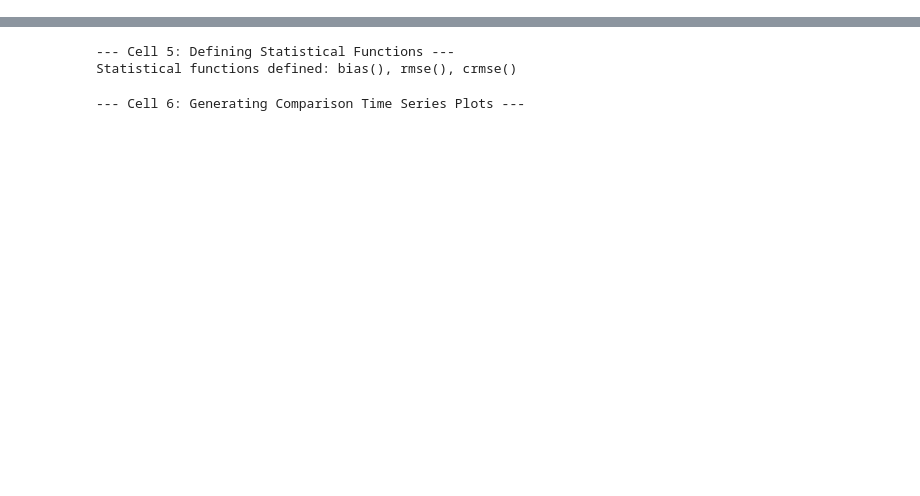
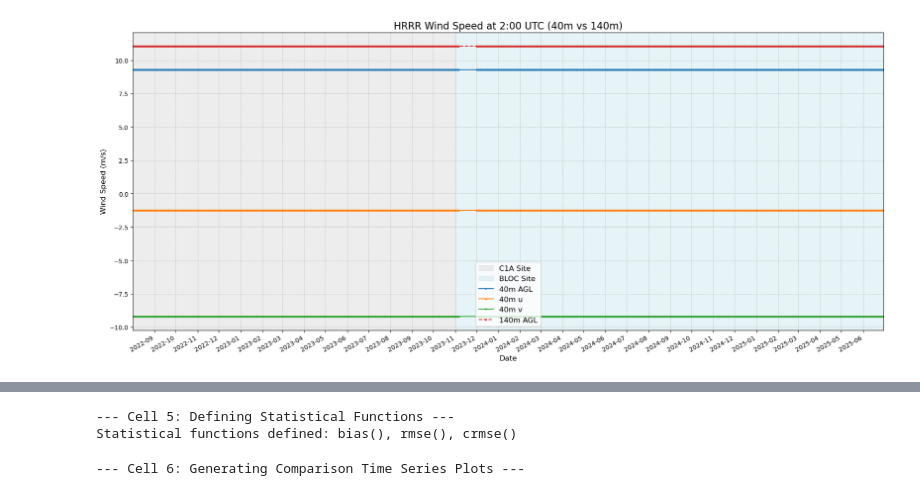
Before and after one commit to mirabelluo/AWAKEN-A1-A2_LiDAR, a Jupyter notebook: model_vs_observed.ipynb, the cells around one changed output, grey strips where cells are left out. Drawn from its saved outputs; the diff is of its cells as text; code cells hidden in the pictures; blank space fills up the shorter version.

```diff
--- a/model_vs_observed.ipynb
+++ b/model_vs_observed.ipynb
@@ -18,0 +100,16 @@ Coordinates:
+# %%
+# --- Define Analysis Point and Filter Data ---
+print("--- Cell 3: Filtering Data ---")
+
+
+# Filter the dataset to only include hours where the time is 10:00 UTC
+# The `drop=True` removes all timestamps that don't match
+ds_10utc = ds.where(ds.time.dt.hour == 2, drop=True)
+time = '2:00'
+
+# Select the data for the nearest grid point to your target lat/lon and height
+# This creates a time-series for a single point.
+
+
+print("\n--- Filtered Data Preview ---")
+print(ds_10utc)
@@ -18,0 +130,63 @@ Coordinates:
+# %%
+# --- Cell 4 (Modified): Calculate, Plot, and Add Shaded Regions ---
+print("--- Cell 4: Calculating and Plotting with Site Shading ---")
+
+# First, we calculate wind speed on the data that still contains both height levels.
+# This results in a 2D DataArray: (time, height_m)
+u_component = ds_10utc['u']
+v_component = ds_10utc['v']
+wind_speed_2d = np.sqrt(u_component**2 + v_component**2)
+
+# --- Create the Plot ---
+fig, ax = plt.subplots(figsize=(18, 8))
+
+# --- Add Shaded Regions for Sites ---
+# This should be done BEFORE plotting the lines, so the lines appear on top.
+shade_boundary = pd.to_datetime("2023-11-01")
+plot_start_date = wind_speed_2d.time.min().values
+plot_end_date = wind_speed_2d.time.max().values
+
+# Shade the "C1A site" period
+ax.axvspan(plot_start_date, shade_boundary, color='lightgray', alpha=0.4, label='C1A Site')
+
+# Shade the "BLOC site" period
+ax.axvspan(shade_boundary, plot_end_date, color='lightblue', alpha=0.3, label='BLOC Site')
+
+# --- Plotting Each Height Level ---
+# 1. Select and plot the 40m data
+ws_40m = wind_speed_2d.sel(height_m=40)
+print(ws_40m.values)
+ax.plot(ws_40m.time, ws_40m.values, linestyle='-', marker='.', markersize=4, label='40m AGL')
+ax.plot(u_component.sel(height_m=40).time, u_component.sel(height_m=40).values, linestyle='-', marker='.', markersize=4, label='40m u')
+ax.plot(v_component.sel(height_m=40).time, v_component.sel(height_m=40).values, linestyle='-', marker='.', markersize=4, label='40m v')
+
+# 2. Select and plot the 140m data
+ws_140m = wind_speed_2d.sel(height_m=140)
+print(ws_140m.values)
+ax.plot(ws_140m.time, ws_140m.values, linestyle='--', marker='.', markersize=4, label='140m AGL')
+
+
+# --- Formatting ---
+lat_for_title = wind_speed_2d.latitude[0].item()
+lon_for_title = wind_speed_2d.longitude[0].item()
+print(wind_speed_2d)
+
+ax.set_title(f"HRRR Wind Speed at {time} UTC (40m vs 140m)", fontsize=16)
+ax.set_xlabel("Date", fontsize=12)
+ax.set_ylabel("Wind Speed (m/s)", fontsize=12)
+ax.grid(True, which='both', linestyle='--', linewidth=0.5)
+
+# Add a legend to distinguish the lines AND shaded regions
+ax.legend(fontsize=12)
+
+# Improve date formatting on the x-axis
+ax.xaxis.set_major_locator(mdates.MonthLocator())
+ax.xaxis.set_major_formatter(mdates.DateFormatter('%Y-%m'))
+ax.set_xlim(plot_start_date, plot_end_date) # Ensure x-axis limits are tight
+fig.autofmt_xdate() # Rotates and aligns the date labels
+
+plt.tight_layout()
+plt.show()
+
+print("\n--- Plot Generated ---")
+# %% [output]
@@ -18,0 +204 @@ Coordinates:
+[figure, added]
```
Also changed, not shown: parts of 15 cells of this notebook, 6 other files.
